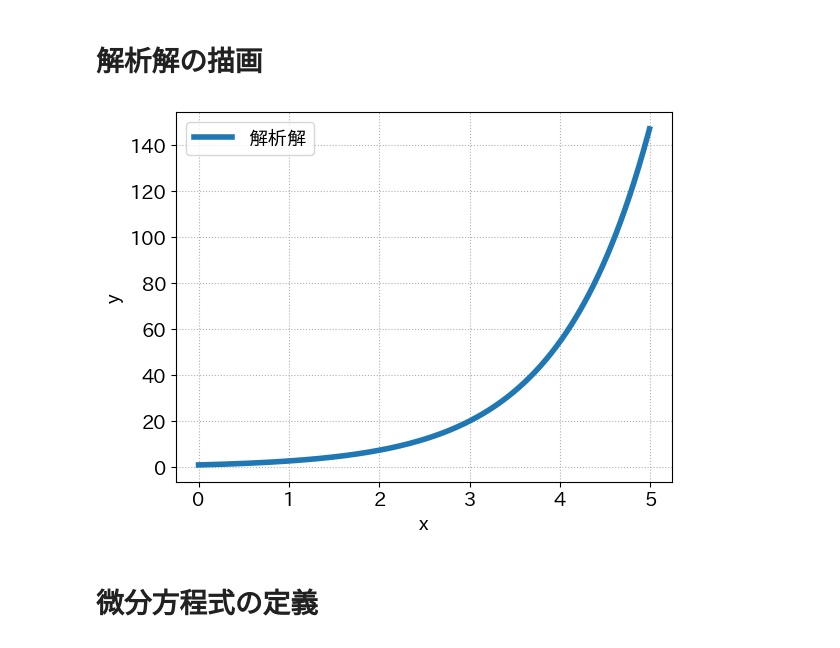
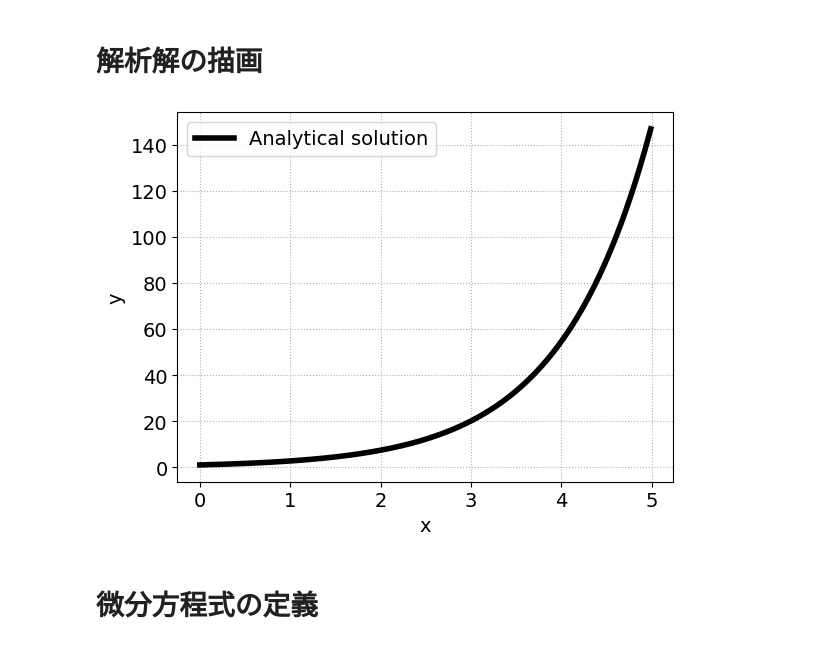
Before and after one commit to jyamauchi780/DenkiSugaku1_6, a Jupyter notebook: content/lecture6.ipynb, the cells around one changed output. Drawn from its saved outputs; the diff is of its cells as text; code cells hidden in the pictures.

```diff
--- a/content/lecture6.ipynb
+++ b/content/lecture6.ipynb
@@ -3,24 +3,21 @@
 # %%
 import numpy as np
 import matplotlib.pyplot as plt
-from matplotlib import font_manager, rcParams
-font_manager.fontManager.addfont('ipaexg.ttf')
-rcParams['font.family'] = 'IPAexGothic'
 
 Delta_x = 0.01
 a = 0.0; b = 5.0
 x = np.arange(a, b, Delta_x)
-y0 = 1.0
-y = y0 * np.exp(x) # 解析解
+y0 = 1.0           # 初期条件 y0 = y(0) この行を修正
+y = y0 * np.exp(x) # 解析解 この行を修正
 
 fig, ax = plt.subplots()
 plt.rcParams["font.size"] = 14
-ax.plot(x, y, lw=4, label='解析解')
+ax.plot(x, y, color='k', lw=4, label='Analytical solution')
 ax.set_xlabel("x"); ax.set_ylabel("y")
 ax.grid(linestyle=':')
 plt.legend(); plt.show()
 # %% [output]
-[figure, old version]
+[figure, new version]
 # %% [markdown]
 # 微分方程式の定義
 # %%
```
Also changed, not shown: parts of 3 cells of this notebook, 2 other files.
